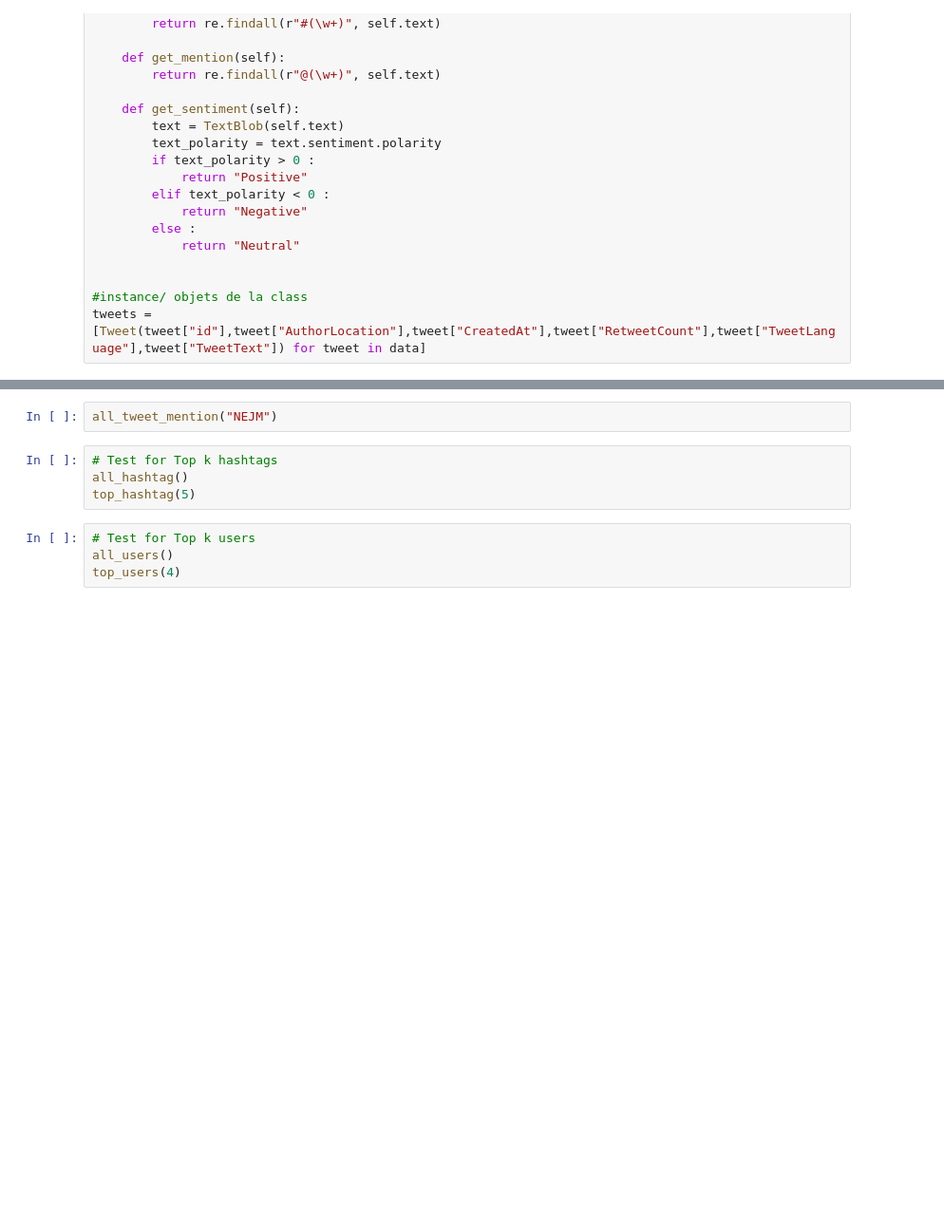
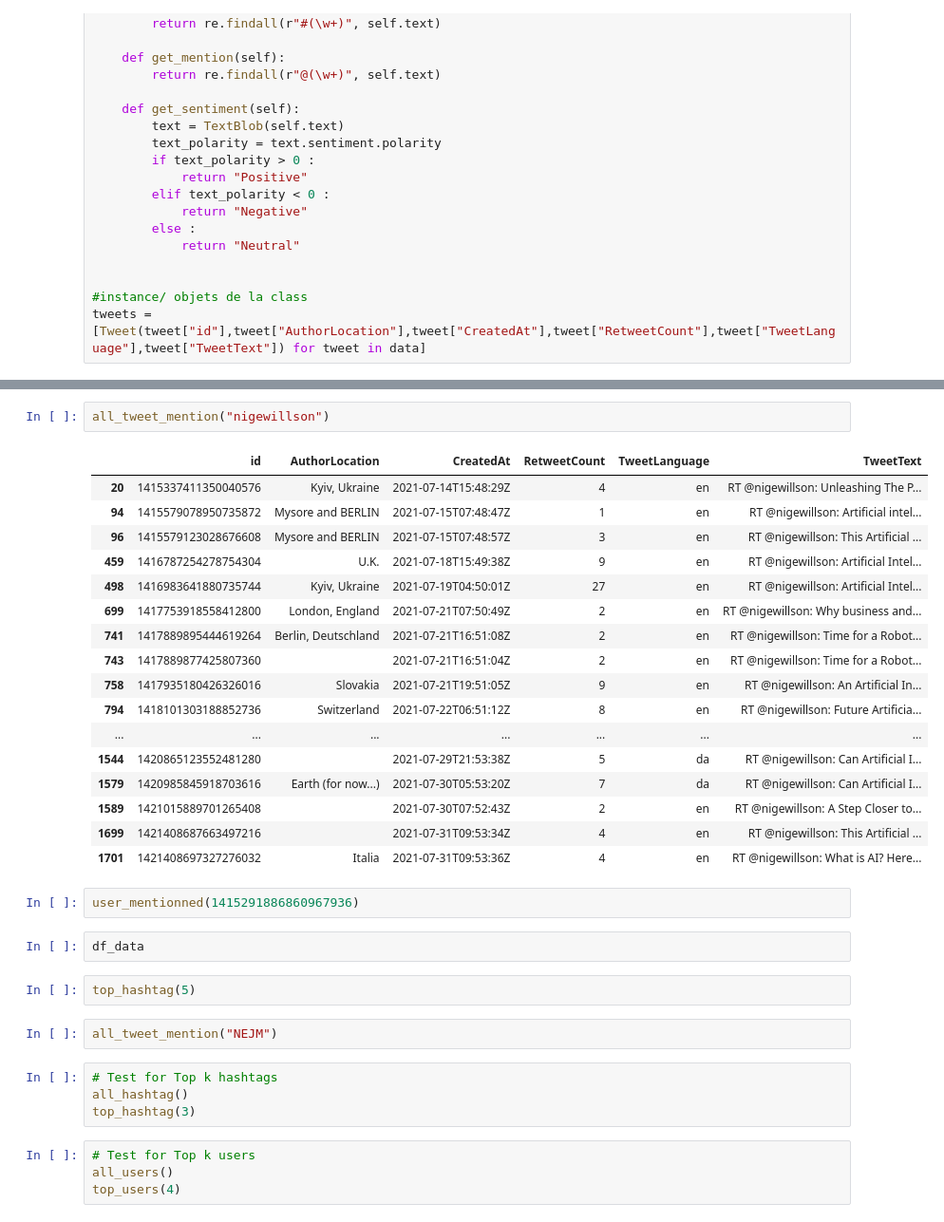
Before and after one commit to uvsq22202060/projet_InPoDa, a Jupyter notebook: test.ipynb, the cells around one changed output, grey strips where cells are left out. Shown: that part at 95% size. Cells and saved outputs as stored; diff of their text form; blank space fills up the shorter version.

```diff
--- a/test.ipynb
+++ b/test.ipynb
@@ -203,9 +228,35 @@ def user_mentionned(user):
+# %%
+all_tweet_mention("nigewillson")
+# %% [output]
+|  | id | AuthorLocation | CreatedAt | RetweetCount | TweetLanguage | TweetText |
+| 20 | 1415337411350040576 | Kyiv, Ukraine | 2021-07-14T15:48:29Z | 4 | en | RT @nigewillson: Unleashing The P... |
+| 94 | 1415579078950735872 | Mysore and BERLIN | 2021-07-15T07:48:47Z | 1 | en | RT @nigewillson: Artificial intel... |
+| 96 | 1415579123028676608 | Mysore and BERLIN | 2021-07-15T07:48:57Z | 3 | en | RT @nigewillson: This Artificial ... |
+| 459 | 1416787254278754304 | U.K. | 2021-07-18T15:49:38Z | 9 | en | RT @nigewillson: Artificial Intel... |
+| 498 | 1416983641880735744 | Kyiv, Ukraine | 2021-07-19T04:50:01Z | 27 | en | RT @nigewillson: Artificial Intel... |
+| 699 | 1417753918558412800 | London, England | 2021-07-21T07:50:49Z | 2 | en | RT @nigewillson: Why business and... |
+| 741 | 1417889895444619264 | Berlin, Deutschland | 2021-07-21T16:51:08Z | 2 | en | RT @nigewillson: Time for a Robot... |
+| 743 | 1417889877425807360 |  | 2021-07-21T16:51:04Z | 2 | en | RT @nigewillson: Time for a Robot... |
+| 758 | 1417935180426326016 | Slovakia | 2021-07-21T19:51:05Z | 9 | en | RT @nigewillson: An Artificial In... |
+| 794 | 1418101303188852736 | Switzerland | 2021-07-22T06:51:12Z | 8 | en | RT @nigewillson: Future Artificia... |
+| ... | ... | ... | ... | ... | ... | ... |
+| 1544 | 1420865123552481280 |  | 2021-07-29T21:53:38Z | 5 | da | RT @nigewillson: Can Artificial I... |
+| 1579 | 1420985845918703616 | Earth (for now...) | 2021-07-30T05:53:20Z | 7 | da | RT @nigewillson: Can Artificial I... |
+| 1589 | 1421015889701265408 |  | 2021-07-30T07:52:43Z | 2 | en | RT @nigewillson: A Step Closer to... |
+| 1699 | 1421408687663497216 |  | 2021-07-31T09:53:34Z | 4 | en | RT @nigewillson: This Artificial ... |
+| 1701 | 1421408697327276032 | Italia | 2021-07-31T09:53:36Z | 4 | en | RT @nigewillson: What is AI? Here... |
+# %%
+user_mentionned(1415291886860967936)
+# %%
+df_data
+# %%
+top_hashtag(5)
 # %%
 all_tweet_mention("NEJM")
 # %%
 # Test for Top k hashtags
 all_hashtag()
-top_hashtag(5)
+top_hashtag(3)
 # %%
 # Test for Top k users
 all_users()
```
Also changed, not shown: parts of 10 cells of this notebook.
